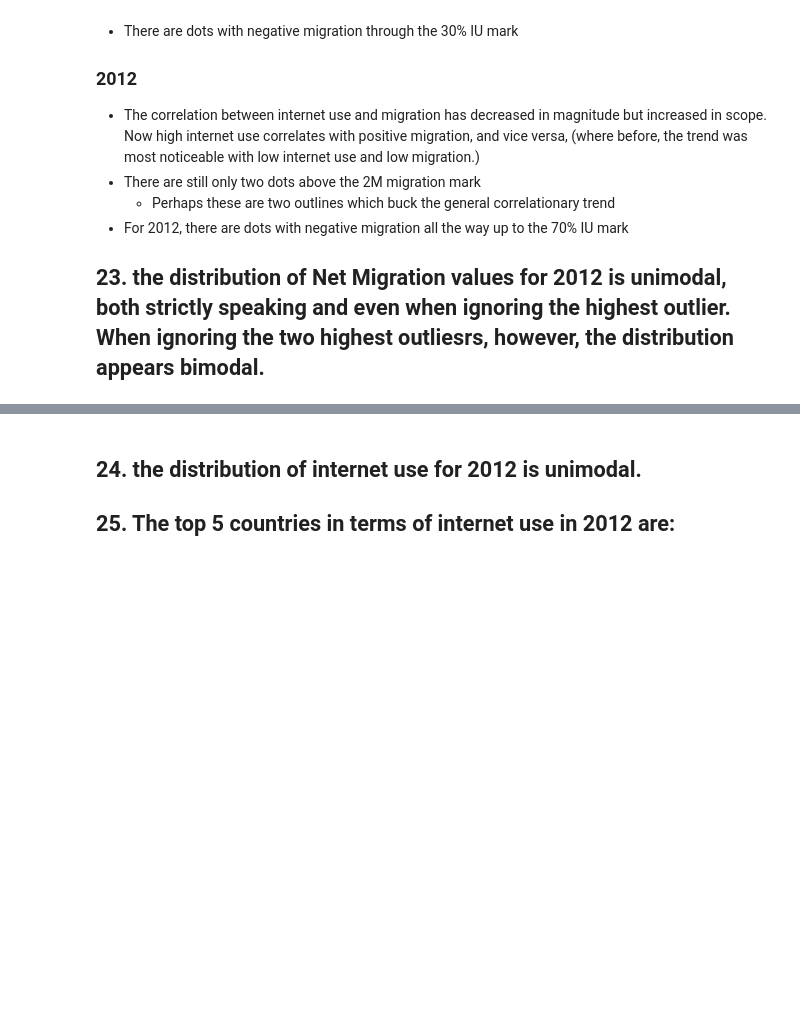
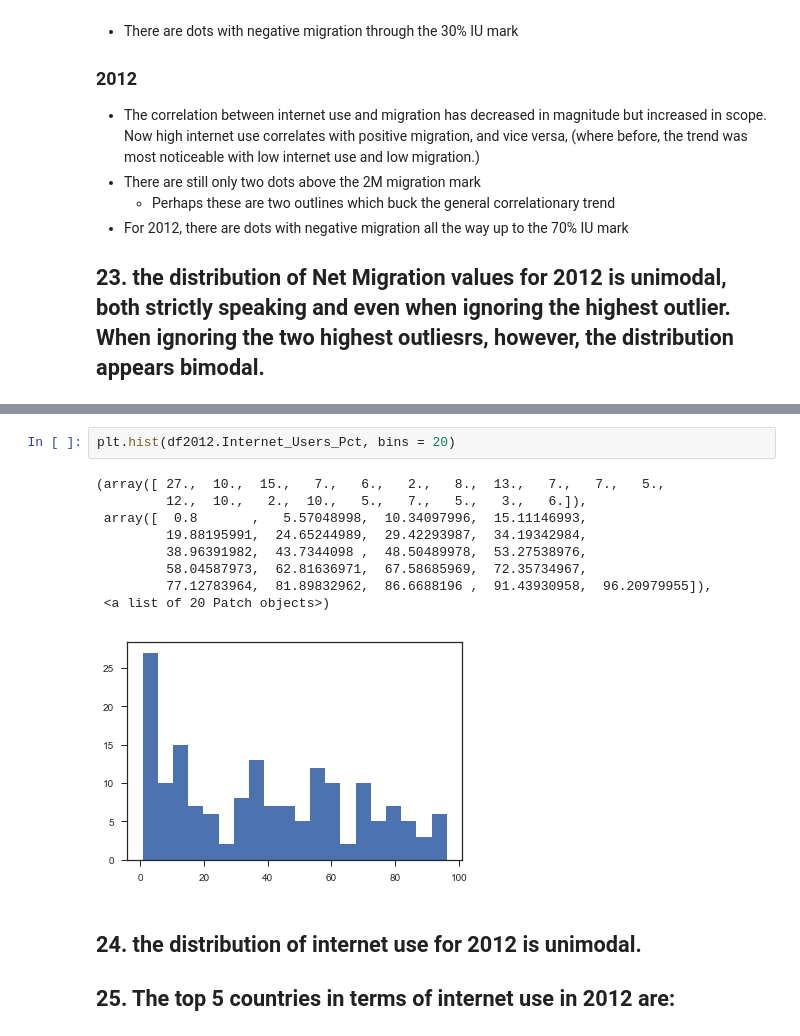
Before and after one commit to paulo-g-martinez/dq1-internet-migration, a Jupyter notebook: data-question-1-jupyter-notebook.ipynb, the cells around one changed output, grey strips where cells are left out. Saved outputs shown, nothing was run; the diff lists cells and outputs as text; blank space fills up the shorter version.

```diff
--- a/data-question-1-jupyter-notebook.ipynb
+++ b/data-question-1-jupyter-notebook.ipynb
@@ -275,3 +292,15 @@ df2012.plot.scatter(x = 'Net_Migration', y = 'Internet_Users_Pct')
+# %%
+plt.hist(df2012.Internet_Users_Pct, bins = 20)
+# %% [output]
+(array([ 27.,  10.,  15.,   7.,   6.,   2.,   8.,  13.,   7.,   7.,   5.,
+         12.,  10.,   2.,  10.,   5.,   7.,   5.,   3.,   6.]),
+ array([  0.8       ,   5.57048998,  10.34097996,  15.11146993,
+         19.88195991,  24.65244989,  29.42293987,  34.19342984,
+         38.96391982,  43.7344098 ,  48.50489978,  53.27538976,
+         58.04587973,  62.81636971,  67.58685969,  72.35734967,
+         77.12783964,  81.89832962,  86.6688196 ,  91.43930958,  96.20979955]),
+ <a list of 20 Patch objects>)
+[figure, added]
 # %% [markdown]
 ##  24. the distribution of internet use for 2012 is unimodal.
 
```
Also changed, not shown: parts of 6 cells of this notebook.
